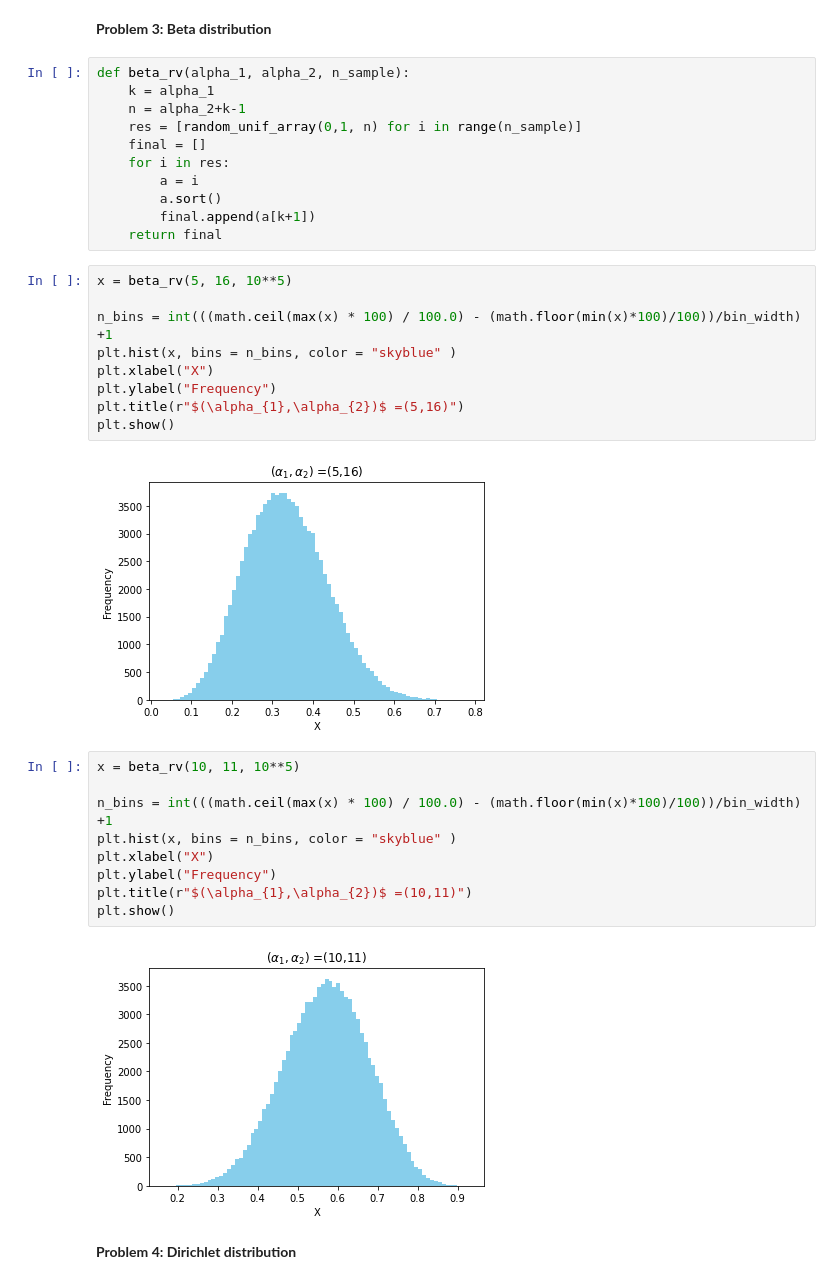
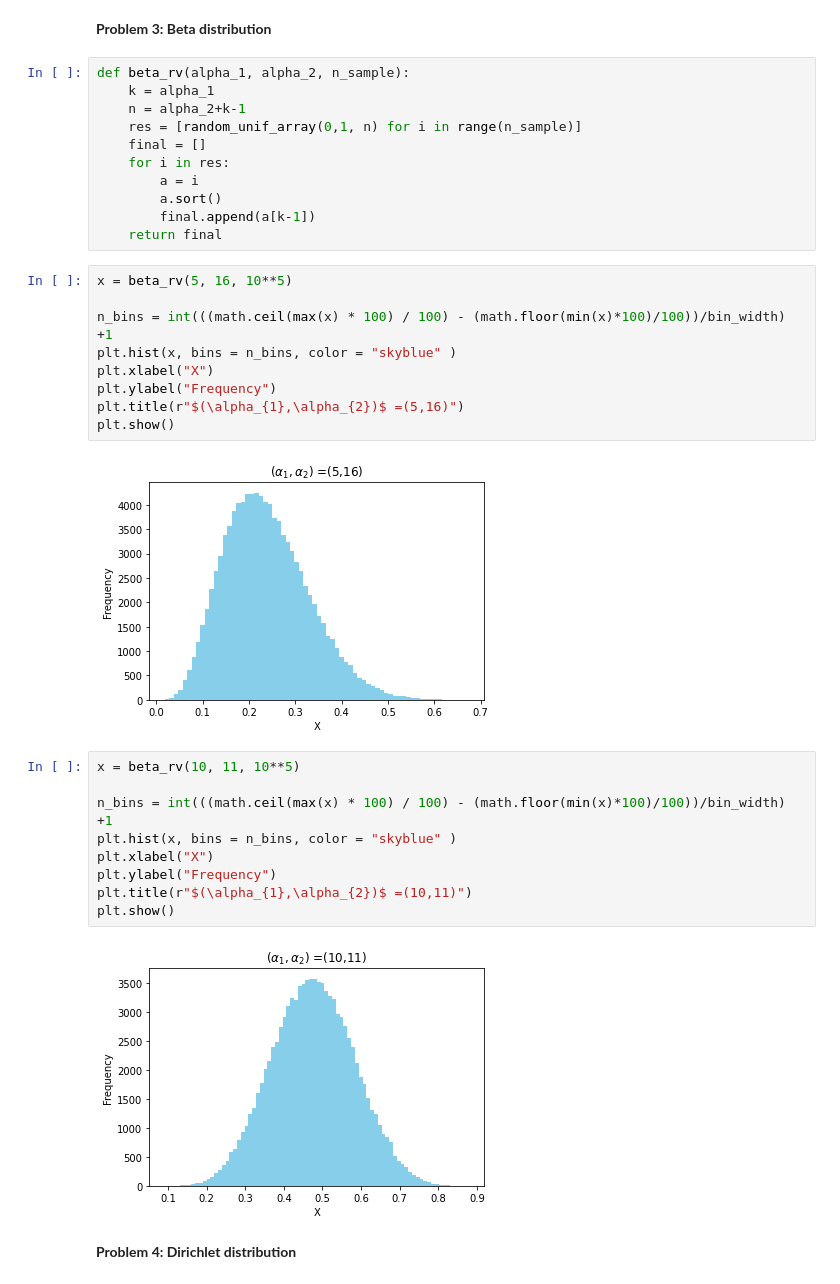
Before and after one commit to felipemontano10/DeepLearning, a Jupyter notebook: PS_1.ipynb, the cells around one changed output. Saved outputs shown, nothing was run; the diff lists cells and outputs as text.

```diff
--- a/PS_1.ipynb
+++ b/PS_1.ipynb
@@ -72,30 +74,30 @@ def beta_rv(alpha_1, alpha_2, n_sample):
     for i in res:
         a = i
         a.sort()
-        final.append(a[k+1])
+        final.append(a[k-1])
     return final
 # %%
 x = beta_rv(5, 16, 10**5)
 
-n_bins = int(((math.ceil(max(x) * 100) / 100.0) - (math.floor(min(x)*100)/100))/bin_width) +1
+n_bins = int(((math.ceil(max(x) * 100) / 100) - (math.floor(min(x)*100)/100))/bin_width) +1
 plt.hist(x, bins = n_bins, color = "skyblue" )
 plt.xlabel("X")
 plt.ylabel("Frequency")
 plt.title(r"$(\alpha_{1},\alpha_{2})$ =(5,16)")
 plt.show()
 # %% [output]
-[figure, old version]
+[figure, new version]
 # %%
 x = beta_rv(10, 11, 10**5)
 
-n_bins = int(((math.ceil(max(x) * 100) / 100.0) - (math.floor(min(x)*100)/100))/bin_width) +1
+n_bins = int(((math.ceil(max(x) * 100) / 100) - (math.floor(min(x)*100)/100))/bin_width) +1
 plt.hist(x, bins = n_bins, color = "skyblue" )
 plt.xlabel("X")
 plt.ylabel("Frequency")
 plt.title(r"$(\alpha_{1},\alpha_{2})$ =(10,11)")
 plt.show()
 # %% [output]
-[figure, old version]
+[figure, new version]
 # %% [markdown]
 **Problem 4: Dirichlet distribution**
 # %% [markdown]
```
Also changed, not shown: parts of 5 cells of this notebook.
